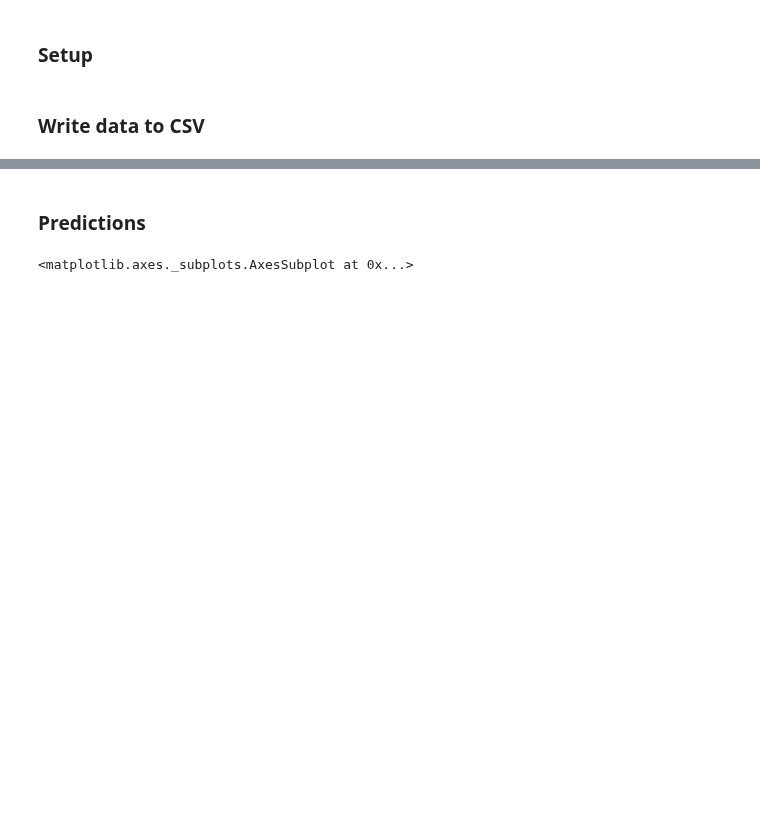
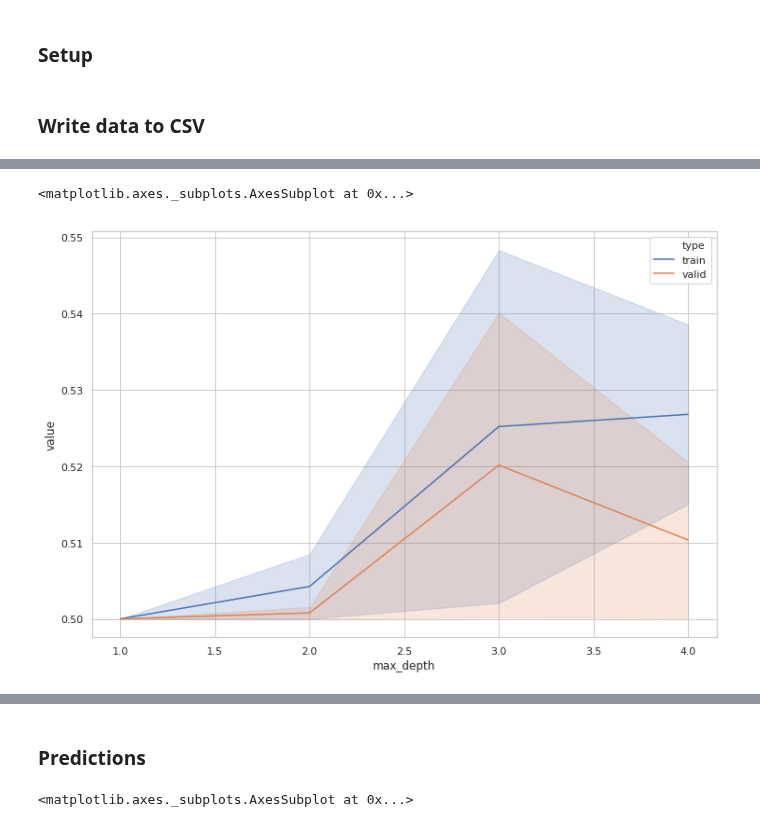
Before and after one commit to timholds/Graph-Embeddings, a Jupyter notebook: notebooks/ImpactPrediction/prediction_earlyWarning.ipynb, the cells around one changed output, grey strips where cells are left out. Cells and saved outputs as stored; diff of their text form; code cells hidden in the pictures; blank space fills up the shorter version.

```diff
--- a/notebooks/ImpactPrediction/prediction_earlyWarning.ipynb
+++ b/notebooks/ImpactPrediction/prediction_earlyWarning.ipynb
@@ -140,0 +321,26 @@ Name: high_impact, dtype: int64
+# %%
+from sklearn.model_selection import validation_curve
+
+param = 'max_depth'
+param_range = list(range(1,5,1))
+n_cv = 2
+
+train_scores, valid_scores = validation_curve(RandomForestClassifier(),
+                                             X, y,
+                                             n_jobs=1,
+                                             param_name=param,
+                                             scoring='balanced_accuracy',
+                                             param_range=param_range,
+                                             cv=n_cv)
+
+vdf = pd.DataFrame(np.concatenate([train_scores, valid_scores]),
+             columns=['cv_fold_{}'.format(i) for i in range(n_cv)],
+            )
+vdf[param] = param_range*2
+vdf['type'] = ['train']*len(param_range) + ['valid']*len(param_range)
+
+sns.lineplot(data=vdf.melt(id_vars=['type', param]),
+             x=param, y='value', hue='type')
+# %% [output]
+<matplotlib.axes._subplots.AxesSubplot at 0x...>
+[figure, added]
```
Also changed, not shown: parts of 22 cells of this notebook, 3 other files.
